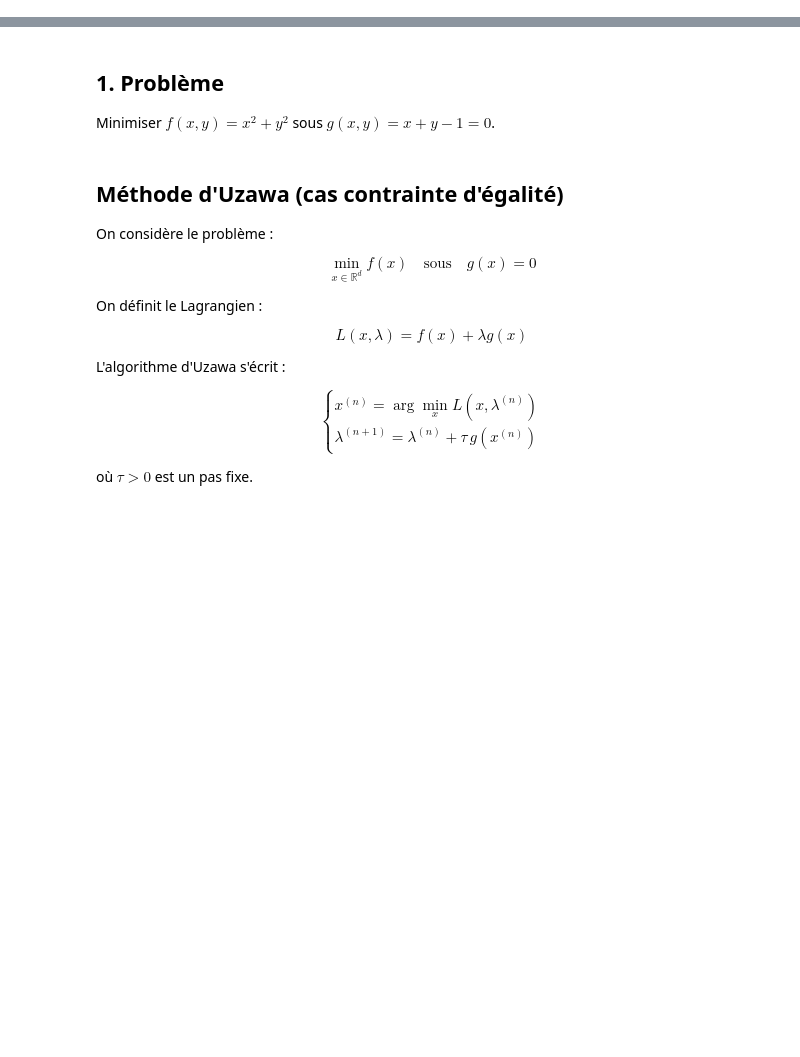
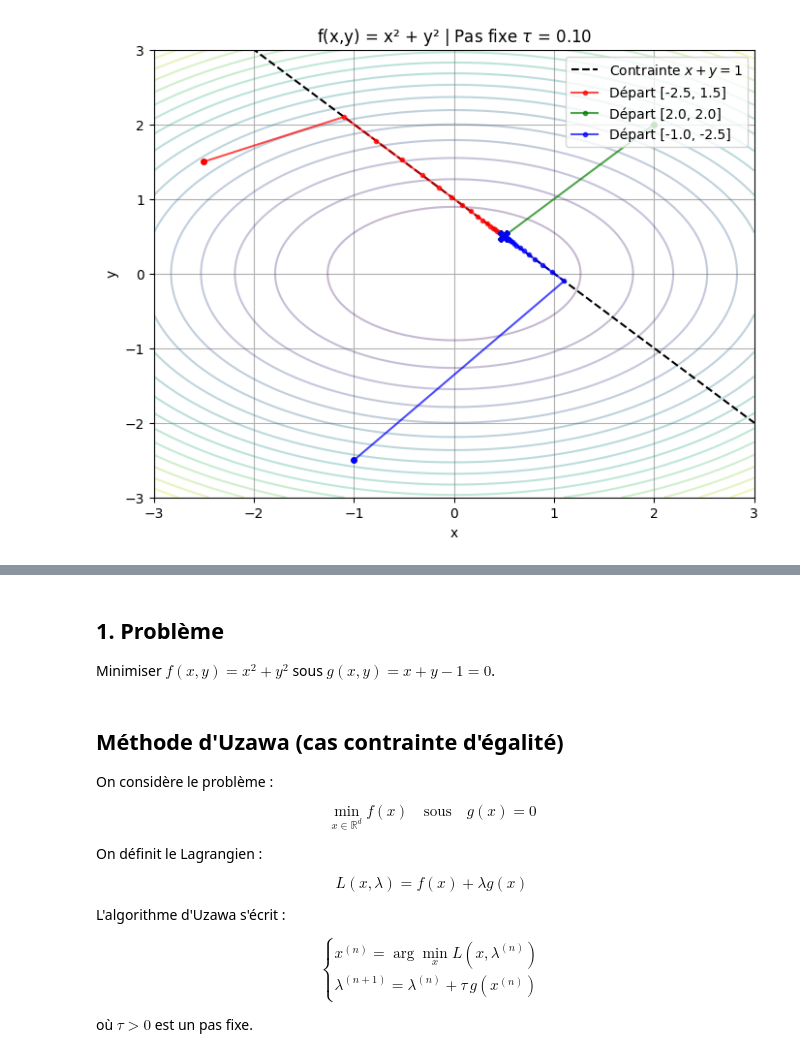
Before and after one commit to okeiiro/optimization-with-constraints, a Jupyter notebook: TP3_Uzawa_MASD.ipynb, the cells around one changed output, grey strips where cells are left out. Drawn from its saved outputs; the diff is of its cells as text; code cells hidden in the pictures; blank space fills up the shorter version.

```diff
--- a/TP3_Uzawa_MASD.ipynb
+++ b/TP3_Uzawa_MASD.ipynb
@@ -0,0 +39,92 @@
+# %%
+import autograd.numpy as np
+from autograd import grad
+import matplotlib.pyplot as plt
+
+# ====================================================
+# I. MÉTHODE DU GRADIENT PROJETÉ (Question I & 5)
+# ====================================================
+
+def DGPFK(func, PK, X0, tau, Nmax, epsilon):
+    gradient_f = grad(func)
+    x = np.array(X0, dtype=float)
+    history = [x.copy()]
+
+    for k in range(Nmax):
+        g = gradient_f(x)
+        x_new = PK(x - tau * g)
+
+        # Critère d'arrêt : Stagnation
+        if np.linalg.norm(x_new - x) < epsilon:
+            break
+
+        x = x_new
+        history.append(x.copy())
+
+    return np.array(history)
+
+# ====================================================
+# II. DÉFINITION DU PROBLÈME
+# ====================================================
+
+def projection_K(X):
+    """Projection orthogonale sur x + y = 1"""
+    x0, y0 = X[0], X[1]
+    return np.array([(x0 - y0 + 1)/2, (y0 - x0 + 1)/2])
+
+# Paramètres d'étude
+points_depart = [[-2.5, 1.5], [2.0, 2.0], [-1.0, -2.5]]
+pas_a_tester = [0.1, 0.4, 0.8]
+
+def tracer_etude_separee(func_type='f', beta=1.0):
+    if func_type == 'f':
+        f = lambda X: X[0]**2 + X[1]**2
+        base_title = "f(x,y) = x² + y²"
+    else:
+        f = lambda X: 0.5 * X[0]**2 + 0.5 * beta * X[1]**2
+        base_title = f"h(x,y) avec beta = {beta}"
+
+    # Maillage pour les courbes de niveau
+    x_vals = np.linspace(-3, 3, 100)
+    y_vals = np.linspace(-3, 3, 100)
+    X_grid, Y_grid = np.meshgrid(x_vals, y_vals)
+    # Calcul de Z pour l'affichage (f ou h)
+    Z = 0.5 * X_grid**2 + 0.5 * (beta if func_type=='h' else 2.0) * Y_grid**2
+
+    # --- Une figure par valeur de TAU ---
+    for tau in pas_a_tester:
+        plt.figure(figsize=(8, 6))
+
+        # Tracer le fond (niveaux et contrainte)
+        plt.contour(X_grid, Y_grid, Z, levels=20, cmap='viridis', alpha=0.3)
+        plt.plot(x_vals, 1 - x_vals, 'k--', label="Contrainte $x+y=1$")
+
+        actual_tau = tau / (beta if func_type == 'h' else 1.0)
+
+        # Tracer les trajectoires pour chaque point de départ
+        colors = ['red', 'green', 'blue']
+        for i, x0 in enumerate(points_depart):
+            traj = DGPFK(f, projection_K, x0, tau=actual_tau, Nmax=1000, epsilon=1e-4)
+
+            plt.plot(traj[:, 0], traj[:, 1], '.-', color=colors[i],
+                     label=f"Départ {x0}", alpha=0.7)
+            plt.plot(traj[0, 0], traj[0, 1], 'o', color=colors[i], markersize=4) # Init
+            plt.plot(traj[-1, 0], traj[-1, 1], 'X', color=colors[i], markersize=8) # Final
+
+        plt.title(f"{base_title} | Pas fixe $\\tau$ = {actual_tau:.2f}")
+        plt.xlabel("x") ; plt.ylabel("y")
+        plt.xlim(-3, 3) ; plt.ylim(-3, 3)
+        plt.legend(loc='upper right')
+        plt.grid(True)
+        plt.show()
+
+# ====================================================
+# III. EXÉCUTION
+# ====================================================
+
+print("--- EXERCICE 5 : FONCTION F ---")
+tracer_etude_separee(func_type='f')
+
+print("--- EXERCICE 6 : FONCTION H (BETA = 10) ---")
+tracer_etude_separee(func_type='h', beta=1000.0)
+# %% [output]
@@ -0,0 +132 @@
+[figure, added]
```
Also changed, not shown: parts of 35 cells of this notebook.
